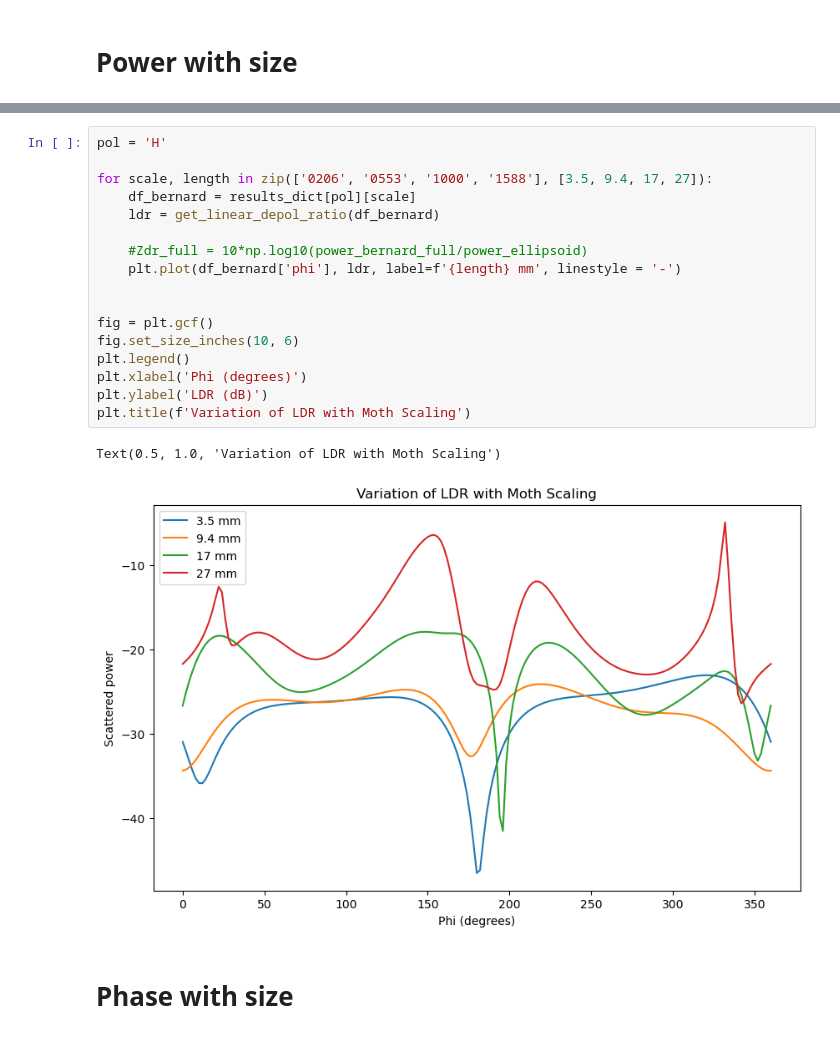
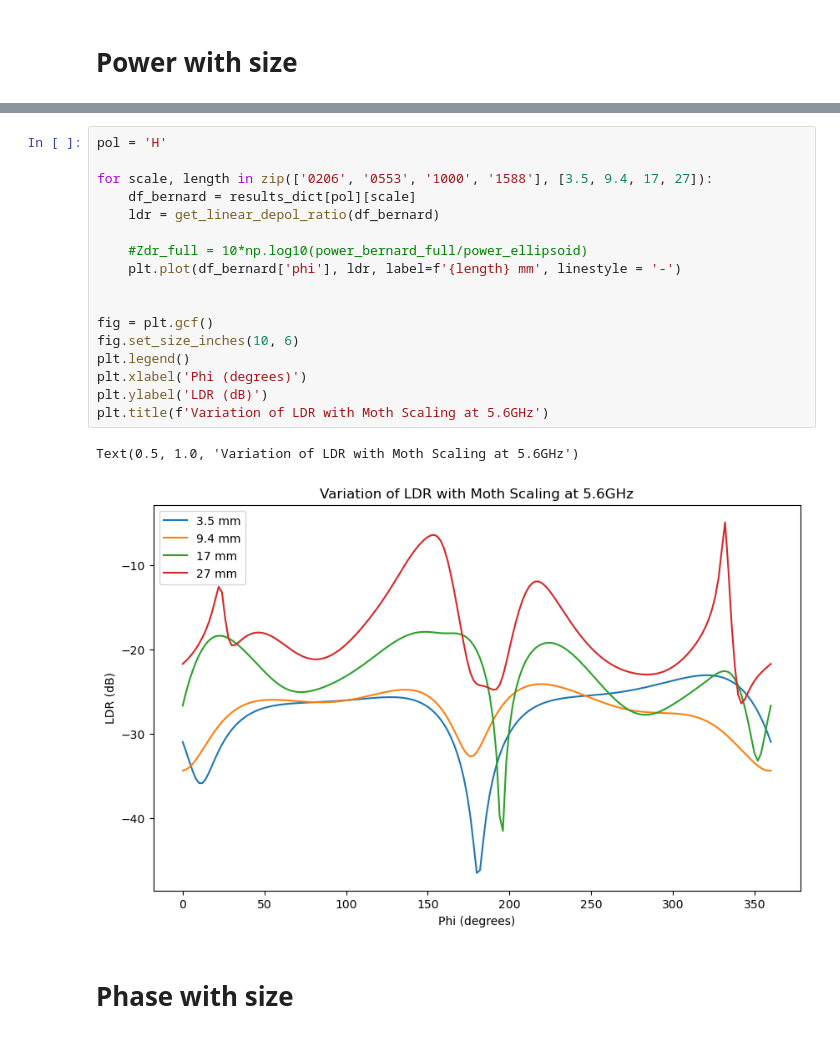
Before and after one commit to TommyMatthews/WIPL-python-analysis, a Jupyter notebook: End_of_Bernard_phase_one/size_analysis.ipynb, the cells around one changed output, grey strips where cells are left out. Saved outputs shown, nothing was run; the diff lists cells and outputs as text.

```diff
--- a/End_of_Bernard_phase_one/size_analysis.ipynb
+++ b/End_of_Bernard_phase_one/size_analysis.ipynb
@@ -173,23 +173,23 @@ Text(0.5, 1.0, 'Variation of Zdr with scale for H-polarisation')
 # %%
 pol = 'H'
 
 for scale, length in zip(['0206', '0553', '1000', '1588'], [3.5, 9.4, 17, 27]):
     df_bernard = results_dict[pol][scale]
     ldr = get_linear_depol_ratio(df_bernard)
 
     #Zdr_full = 10*np.log10(power_bernard_full/power_ellipsoid)
     plt.plot(df_bernard['phi'], ldr, label=f'{length} mm', linestyle = '-')
 
 
 fig = plt.gcf()
 fig.set_size_inches(10, 6)
 plt.legend()
 plt.xlabel('Phi (degrees)')
 plt.ylabel('LDR (dB)')
-plt.title(f'Variation of LDR with Moth Scaling')
+plt.title(f'Variation of LDR with Moth Scaling at 5.6GHz')
 # %% [output]
-Text(0.5, 1.0, 'Variation of LDR with Moth Scaling')
+Text(0.5, 1.0, 'Variation of LDR with Moth Scaling at 5.6GHz')
-[figure, old version]
+[figure, new version]
 # %% [markdown]
 # Phase with size
 # %%
```
Also changed, not shown: parts of 4 cells of this notebook, 2 other files.
